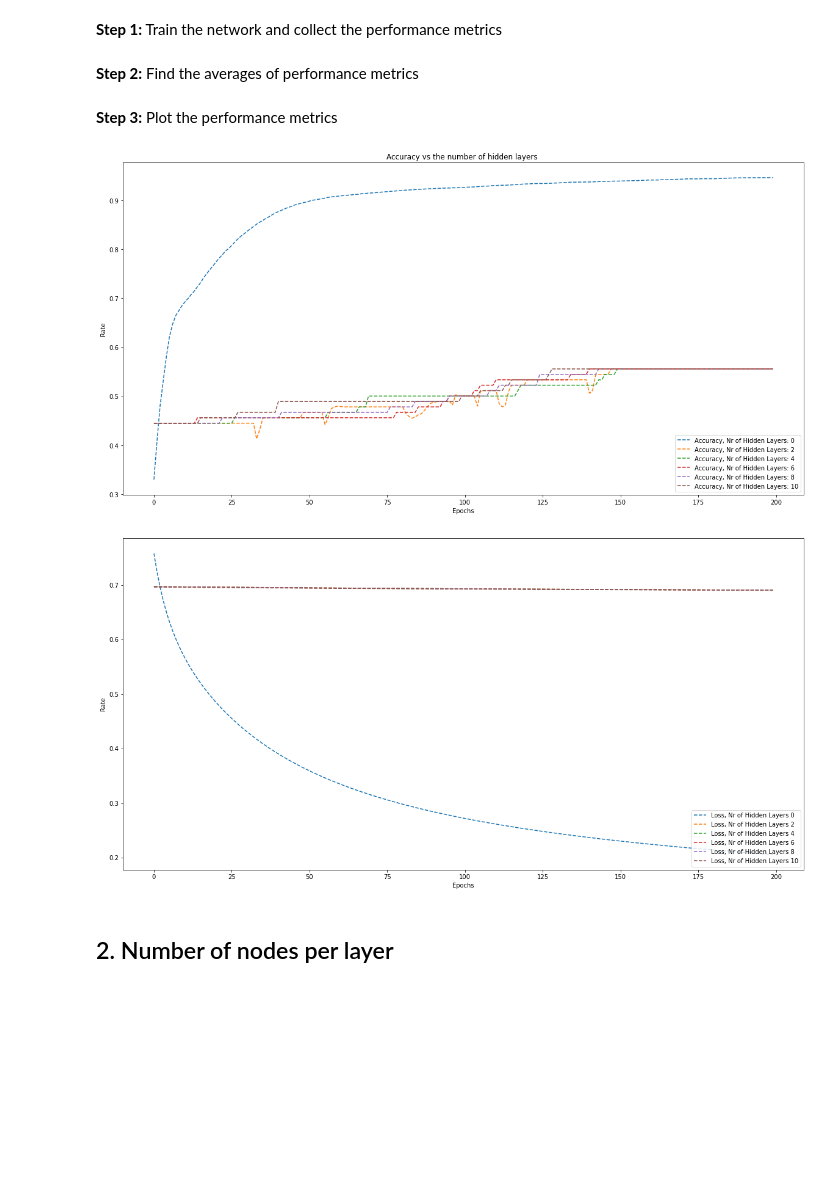
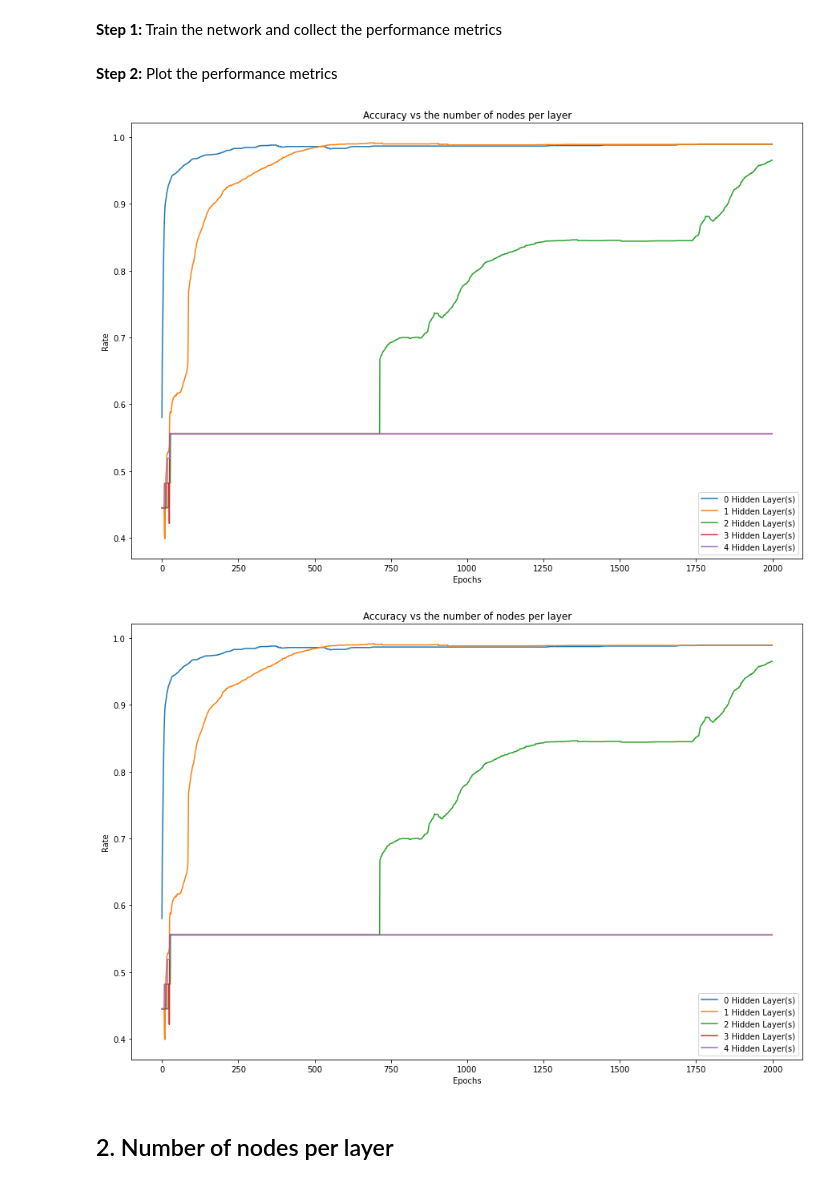
Before and after one commit to kymckay/f21bc-coursework, a Jupyter notebook: investigation.ipynb, the cells around one changed output. Cells and saved outputs as stored; diff of their text form; code cells hidden in the pictures; blank space fills up the shorter version.

Commit message:
Refactor code, investigate use of boxplots for result visualisation

```diff
--- a/investigation.ipynb
+++ b/investigation.ipynb
@@ -56,19 +55,21 @@ def train_nn(nr_layers, nr_nodes, activation_func, learning_rate, nr_epochs):
 Investigate the accuracy of neural networks with varying numbers of hidden layers (0 to 10). To isolate the effect of the number of hidden layers on a network's performance, each layer has a single nodes. Performance metrics used to evaluate the model are - average accuracy, loss and training time calculated form 10 trial runs of the model.
 # %% [markdown]
 **Step 1:** Train the network and collect the performance metrics
-# %%
-accuracy, loss, t_time = [], [], []
-
-# for each set of hyperparameters investigated, re-train the network 10 times
-for i in range (10):
-    a_0, l_0, t_0 = train_nn(0, 1, funcs.leaky_relu, 0.01, 200)
-    a_2, l_2, t_2 = train_nn(2, 1, funcs.leaky_relu, 0.01, 200)
-    a_4, l_4, t_4 = train_nn(4, 1, funcs.leaky_relu, 0.01, 200)
-    a_6, l_6, t_6 = train_nn(6, 1, funcs.leaky_relu, 0.01, 200)
-    a_8, l_8, t_8 = train_nn(8, 1, funcs.leaky_relu, 0.01, 200)
-    a_10, l_10, t_10 = train_nn(10, 1, funcs.leaky_relu, 0.01, 200)
-    accuracy.append([a_0, a_2, a_4, a_6, a_8, a_10])
-    loss.append([l_0, l_2, l_4, l_6, l_8, l_10])
-    t_time.append([t_0, t_2, t_4, t_6, t_8, t_10])
+# %%
+epochs = 2000
+nr_reps = 3
+nr_models = 5
+
+accuracy_layers = np.zeros(( nr_models, 1, epochs))
+loss_layers =  np.zeros(( nr_models, 1, epochs))
+t_time_layers = np.zeros(( nr_models, nr_reps))
+
+# for each set of hyperparameters investigated, re-train the network a set number of times
+for i in range (nr_reps):
+    for j in range(nr_models):
+        an, ln, tn = train_nn(j, 1, funcs.leaky_relu, 0.05, 2000)
+        accuracy_layers[j] += ((1/nr_reps)*np.array(an))
+        loss_layers[j] += ((1/nr_reps)*np.array(ln))
+        t_time_layers[j] += ((1/nr_reps)*np.array(tn))
 # %% [markdown]
-**Step 2:** Find the averages of performance metrics
+**Step 2:** Plot the performance metrics
@@ -79,28 +76,27 @@ time_avg = np.mean(t_time, axis=0)
-# %% [markdown]
-**Step 3:** Plot the performance metrics
 # %%
-plt.figure(figsize=(20, 10))
-for i in range(len(accuracy[0])):
-    plt.plot(acc_avg[i], linestyle = 'dashed', label = 'Accuracy, Nr of Hidden Layers: {}'.format(2*i))
+plt.figure(figsize=(15, 10))
+for i in range(accuracy_layers.shape[0]):
+    plt.plot(accuracy_layers[i].T, linestyle = 'solid', label = '{} Hidden Layer(s)'.format(i))
 
 plt.xlabel('Epochs')
 plt.ylabel('Rate')
-plt.title('Accuracy vs the number of hidden layers ')
+plt.title('Accuracy vs the number of nodes per layer')
 plt.legend(loc=4)
 plt.show()
 # %% [output]
-[figure, old version]
+[figure, new version]
 # %%
-plt.figure(figsize=(20, 10))
-for i in range(len(accuracy[0])):
-    plt.plot(loss_avg[i], linestyle = 'dashed', label = 'Loss, Nr of Hidden Layers {}'.format(2*i))
+plt.figure(figsize=(15, 10))
+for i in range(accuracy_layers.shape[0]):
+    plt.plot(accuracy_layers[i].T, linestyle = 'solid', label = '{} Hidden Layer(s)'.format(i))
 
 plt.xlabel('Epochs')
 plt.ylabel('Rate')
+plt.title('Accuracy vs the number of nodes per layer')
 plt.legend(loc=4)
 plt.show()
 # %% [output]
-[figure, old version]
+[figure, new version]
 # %% [markdown]
 ## 2. Number of nodes per layer
 # %% [markdown]
```
Also changed, not shown: parts of 42 cells of this notebook.
